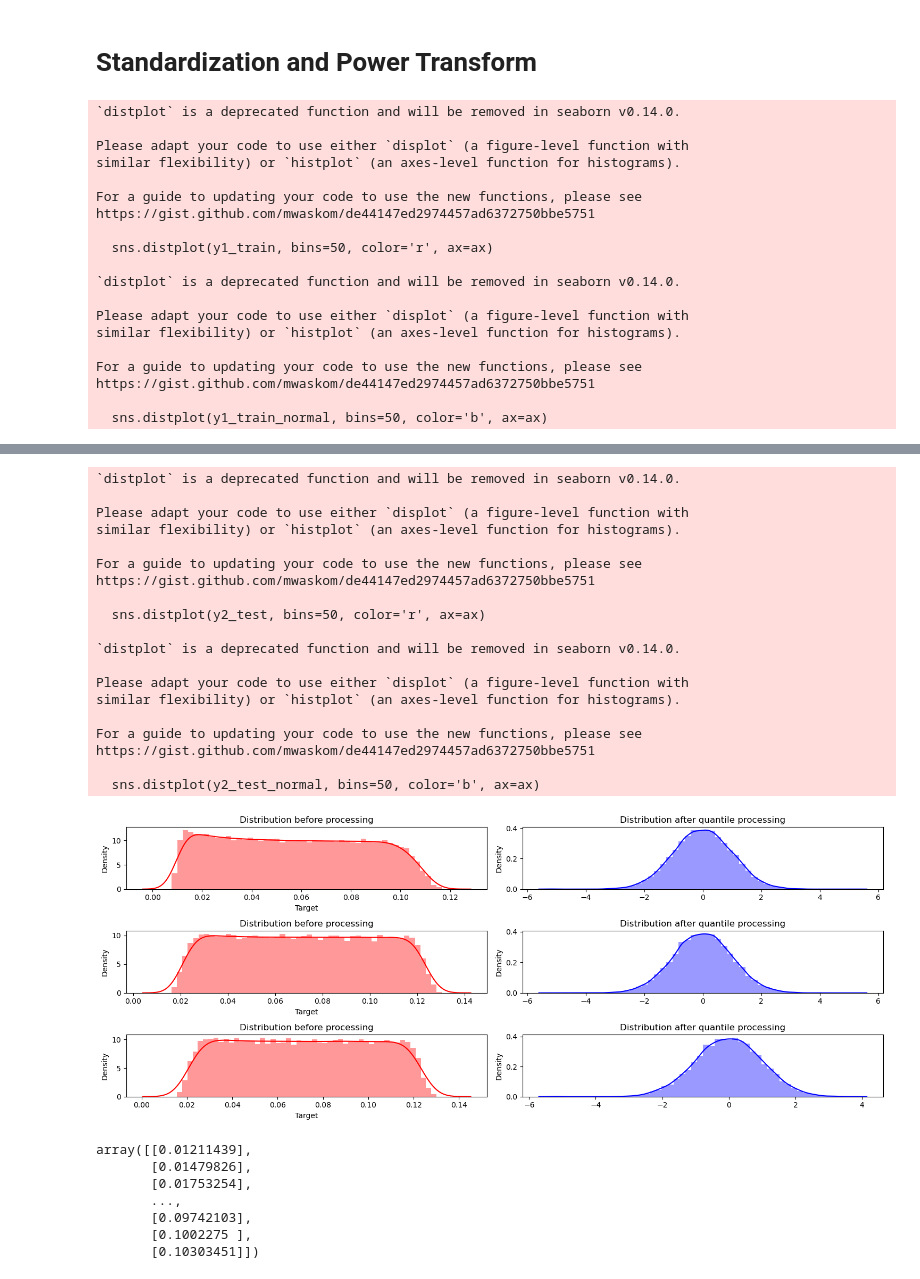
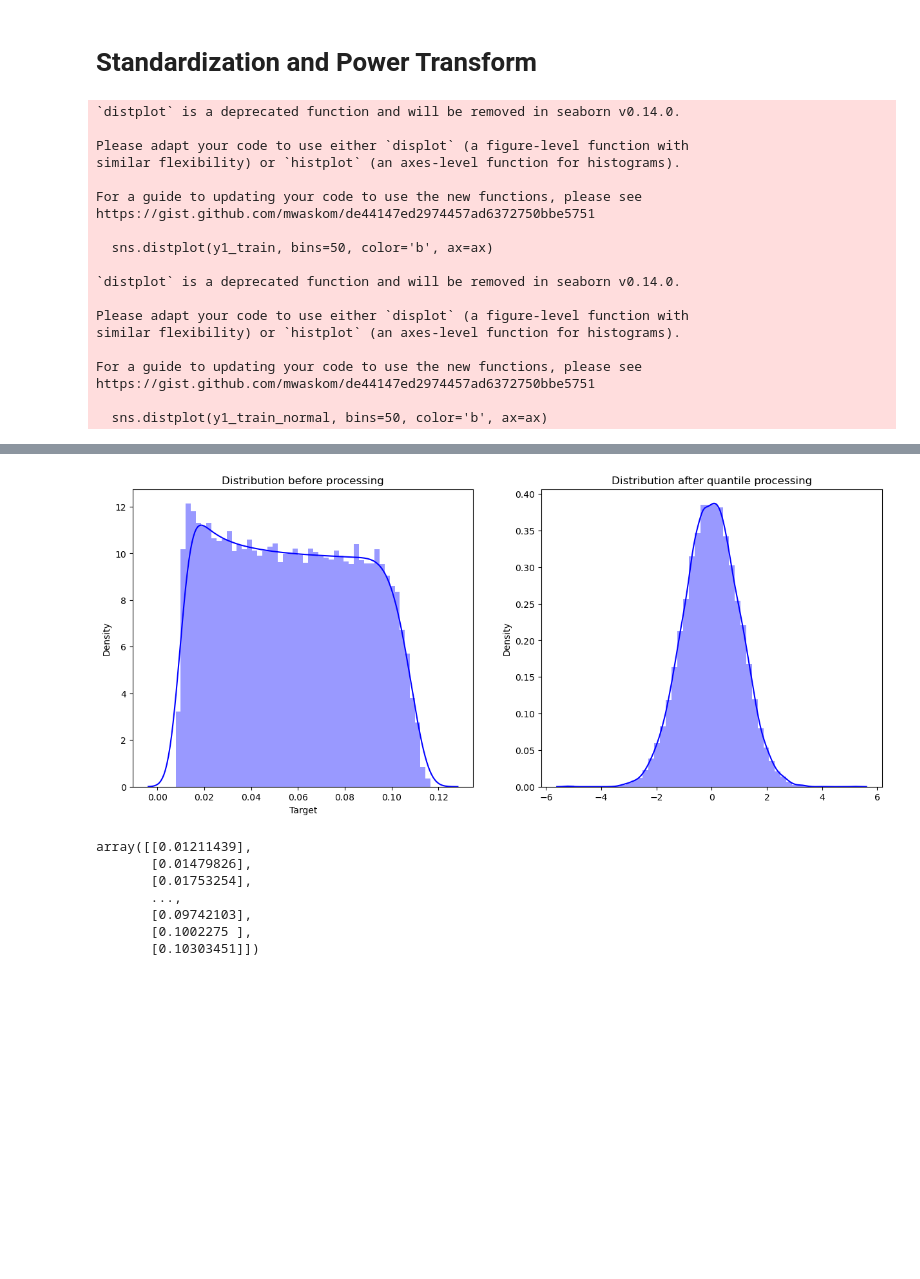
Before and after one commit to TanSento/BLEVE-libMTL, a Jupyter notebook: LibMTL_MultiTask_TestHarness.ipynb, the cells around one changed output, grey strips where cells are left out. Cells and saved outputs as stored; diff of their text form; code cells hidden in the pictures; blank space fills up the shorter version.

```diff
--- a/LibMTL_MultiTask_TestHarness.ipynb
+++ b/LibMTL_MultiTask_TestHarness.ipynb
@@ -34,0 +37,18 @@ dt8 = pd.read_excel("data_new/test.xlsx", sheet_name="positive_impulse")
+# %%
+df1 = pd.read_csv('data_new/train/positive_peak_time.csv')
+df2 = pd.read_csv('data_new/train/negative_peak_time.csv')
+df3 = pd.read_csv('data_new/train/arrival_time.csv')
+df4 = pd.read_csv('data_new/train/positive_duration.csv')
+df5 = pd.read_csv('data_new/train/negative_duration.csv')
+df6 = pd.read_csv('data_new/train/positive_pressure.csv')
+df7 = pd.read_csv('data_new/train/negative_pressure.csv')
+df8 = pd.read_csv('data_new/train/positive_impulse.csv')
+
+dt1 = pd.read_csv('data_new/test/positive_peak_time_test.csv')
+dt2 = pd.read_csv('data_new/test/negative_peak_time_test.csv')
+dt3 = pd.read_csv('data_new/test/arrival_time_test.csv')
+dt4 = pd.read_csv('data_new/test/positive_duration_test.csv')
+dt5 = pd.read_csv('data_new/test/negative_duration_test.csv')
+dt6 = pd.read_csv('data_new/test/positive_pressure_test.csv')
+dt7 = pd.read_csv('data_new/test/negative_pressure_test.csv')
+dt8 = pd.read_csv('data_new/test/positive_impulse_test.csv')
@@ -250,34 +350,34 @@ y8_test_normal = quantile8.transform(y8_test.values.reshape(-1,1))
 # Visualize the effect of power transformation
 f = plt.figure(figsize=(15, 6))
 
-ax = f.add_subplot(321)
-sns.distplot(y1_train, bins=50, color='r', ax=ax)
+ax = f.add_subplot(121)
+sns.distplot(y1_train, bins=50, color='b', ax=ax)
 ax.set_title('Distribution before processing')
 
-ax=f.add_subplot(322)
+ax=f.add_subplot(122)
 sns.distplot(y1_train_normal, bins=50, color='b', ax=ax)
 ax.set_title('Distribution after quantile processing')
 print()
 
-ax = f.add_subplot(323)
-sns.distplot(y2_train, bins=50, color='r', ax=ax)
-ax.set_title('Distribution before processing')
+# ax = f.add_subplot(323)
+# sns.distplot(y2_train, bins=50, color='r', ax=ax)
+# ax.set_title('Distribution before processing')
 
-ax=f.add_subplot(324)
-sns.distplot(y2_train_normal, bins=50, color='b', ax=ax)
-ax.set_title('Distribution after quantile processing')
-print()
+# ax=f.add_subplot(324)
+# sns.distplot(y2_train_normal, bins=50, color='b', ax=ax)
+# ax.set_title('Distribution after quantile processing')
+# print()
 
-ax = f.add_subplot(325)
-sns.distplot(y2_test, bins=50, color='r', ax=ax)
-ax.set_title('Distribution before processing')
+# ax = f.add_subplot(325)
+# sns.distplot(y2_test, bins=50, color='r', ax=ax)
+# ax.set_title('Distribution before processing')
 
-ax=f.add_subplot(326)
-sns.distplot(y2_test_normal, bins=50, color='b', ax=ax)
-ax.set_title('Distribution after quantile processing')
-print()
+# ax=f.add_subplot(326)
+# sns.distplot(y2_test_normal, bins=50, color='b', ax=ax)
+# ax.set_title('Distribution after quantile processing')
+# print()
 
-plt.tight_layout()
+# plt.tight_layout()
 # %% [output]
 `distplot` is a deprecated function and will be removed in seaborn v0.14.0.
 
@@ -287,7 +387,7 @@ similar flexibility) or `histplot` (an axes-level function for histograms).
 For a guide to updating your code to use the new functions, please see
 https://gist.github.com/mwaskom/de44147ed2974457ad6372750bbe5751
 
-  sns.distplot(y1_train, bins=50, color='r', ax=ax)
+  sns.distplot(y1_train, bins=50, color='b', ax=ax)
 
 `distplot` is a deprecated function and will be removed in seaborn v0.14.0.
 
@@ -320,23 +401,4 @@ https://gist.github.com/mwaskom/de44147ed2974457ad6372750bbe5751
-`distplot` is a deprecated function and will be removed in seaborn v0.14.0.
-
-Please adapt your code to use either `displot` (a figure-level function with
-similar flexibility) or `histplot` (an axes-level function for histograms).
-
-For a guide to updating your code to use the new functions, please see
-https://gist.github.com/mwaskom/de44147ed2974457ad6372750bbe5751
-
-  sns.distplot(y2_test, bins=50, color='r', ax=ax)
-
-`distplot` is a deprecated function and will be removed in seaborn v0.14.0.
-
-Please adapt your code to use either `displot` (a figure-level function with
-similar flexibility) or `histplot` (an axes-level function for histograms).
-
-For a guide to updating your code to use the new functions, please see
-https://gist.github.com/mwaskom/de44147ed2974457ad6372750bbe5751
-
-  sns.distplot(y2_test_normal, bins=50, color='b', ax=ax)
-[figure, old version]
+[figure, new version]
 # %%
 y1_test_check = quantile1.inverse_transform(y1_test_normal)
 y1_test_check
```
Also changed, not shown: parts of 14 cells of this notebook, 33 other files.
